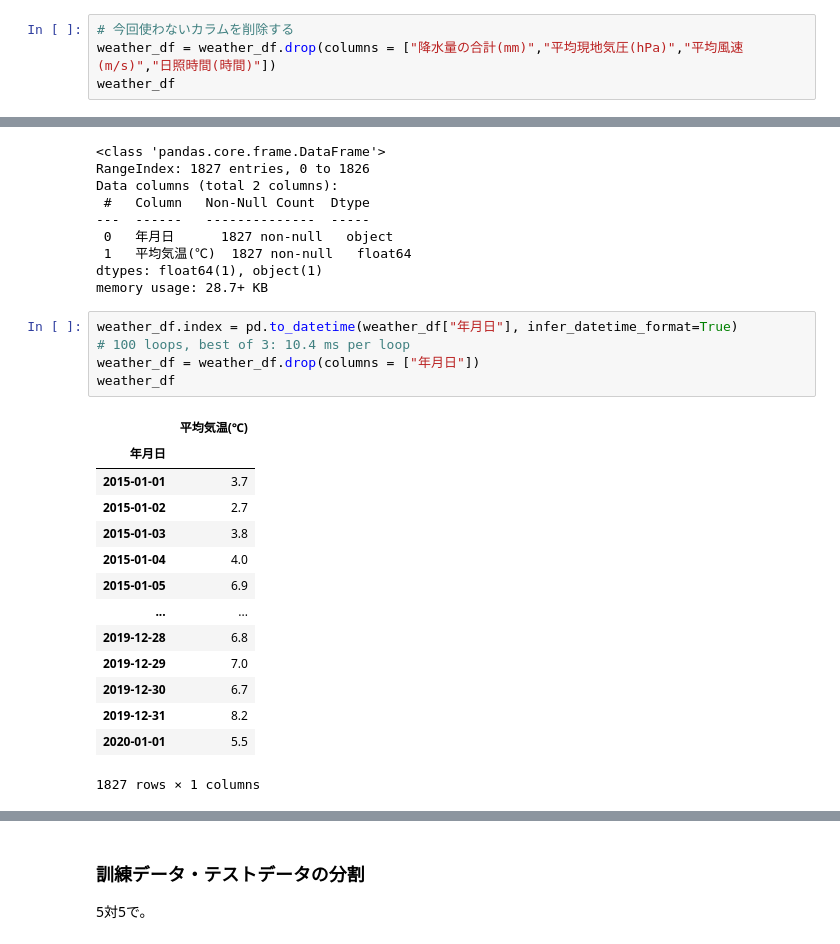
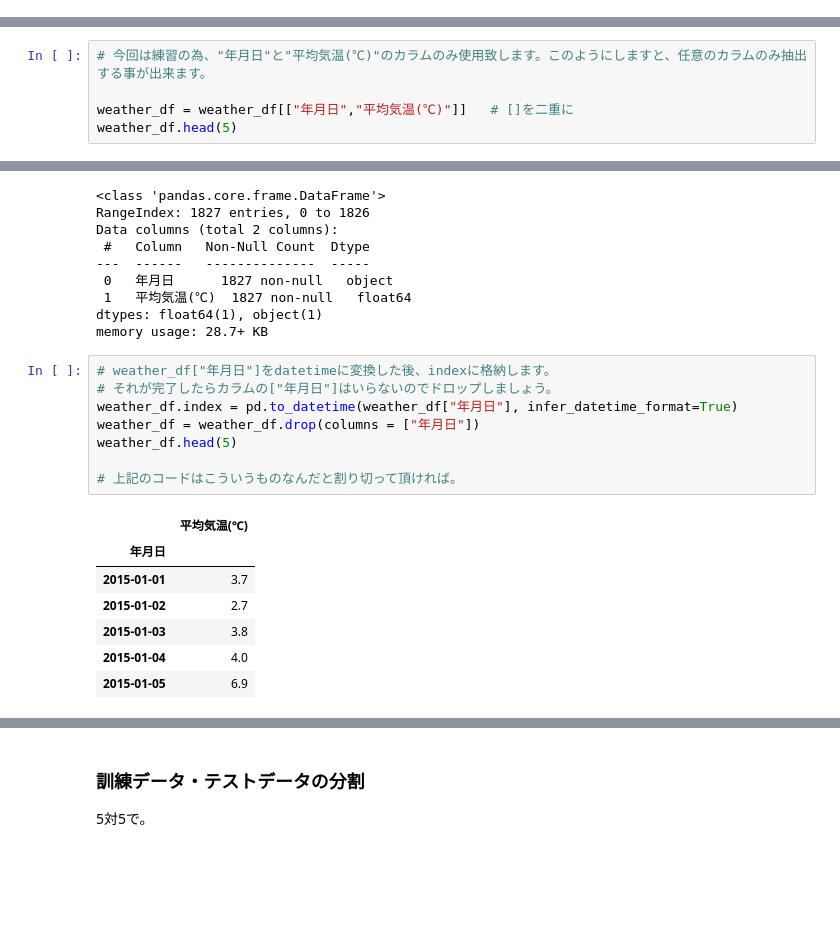
Before and after one commit to Ken-huea/Time-series-analysis, a Jupyter notebook: ARMA実装.ipynb, the cells around one changed output, grey strips where cells are left out. Drawn from its saved outputs; the diff is of its cells as text; blank space fills up the shorter version.

```diff
--- a/ARMA実装.ipynb
+++ b/ARMA実装.ipynb
@@ -44,6 +51,2 @@ weather_df
 # %% [markdown]
 #### データ整形
-# %%
-# 今回使わないカラムを削除する
-weather_df = weather_df.drop(columns = ["降水量の合計(mm)","平均現地気圧(hPa)","平均風速(m/s)","日照時間(時間)"])
-weather_df
@@ -63,0 +53,5 @@ weather_df
+# %%
+# 今回は練習の為、"年月日"と"平均気温(℃)"のカラムのみ使用致します。このようにしますと、任意のカラムのみ抽出する事が出来ます。
+
+weather_df = weather_df[["年月日","平均気温(℃)"]]   # []を二重に
+weather_df.head(5)
@@ -75,23 +76,19 @@ Data columns (total 2 columns):
 dtypes: float64(1), object(1)
 memory usage: 28.7+ KB
 # %%
+# weather_df["年月日"]をdatetimeに変換した後、indexに格納します。
+# それが完了したらカラムの["年月日"]はいらないのでドロップしましょう。
 weather_df.index = pd.to_datetime(weather_df["年月日"], infer_datetime_format=True)
-# 100 loops, best of 3: 10.4 ms per loop
 weather_df = weather_df.drop(columns = ["年月日"])
-weather_df
+weather_df.head(5)
+
+# 上記のコードはこういうものなんだと割り切って頂ければ。
 # %% [output]
 |  | 平均気温(℃) |
 | 年月日 |  |
 | 2015-01-01 | 3.7 |
 | 2015-01-02 | 2.7 |
 | 2015-01-03 | 3.8 |
 | 2015-01-04 | 4.0 |
 | 2015-01-05 | 6.9 |
-| ... | ... |
-| 2019-12-28 | 6.8 |
-| 2019-12-29 | 7.0 |
-| 2019-12-30 | 6.7 |
-| 2019-12-31 | 8.2 |
-| 2020-01-01 | 5.5 |
-1827 rows × 1 columns
 # %%
```
Also changed, not shown: parts of 22 cells of this notebook.
